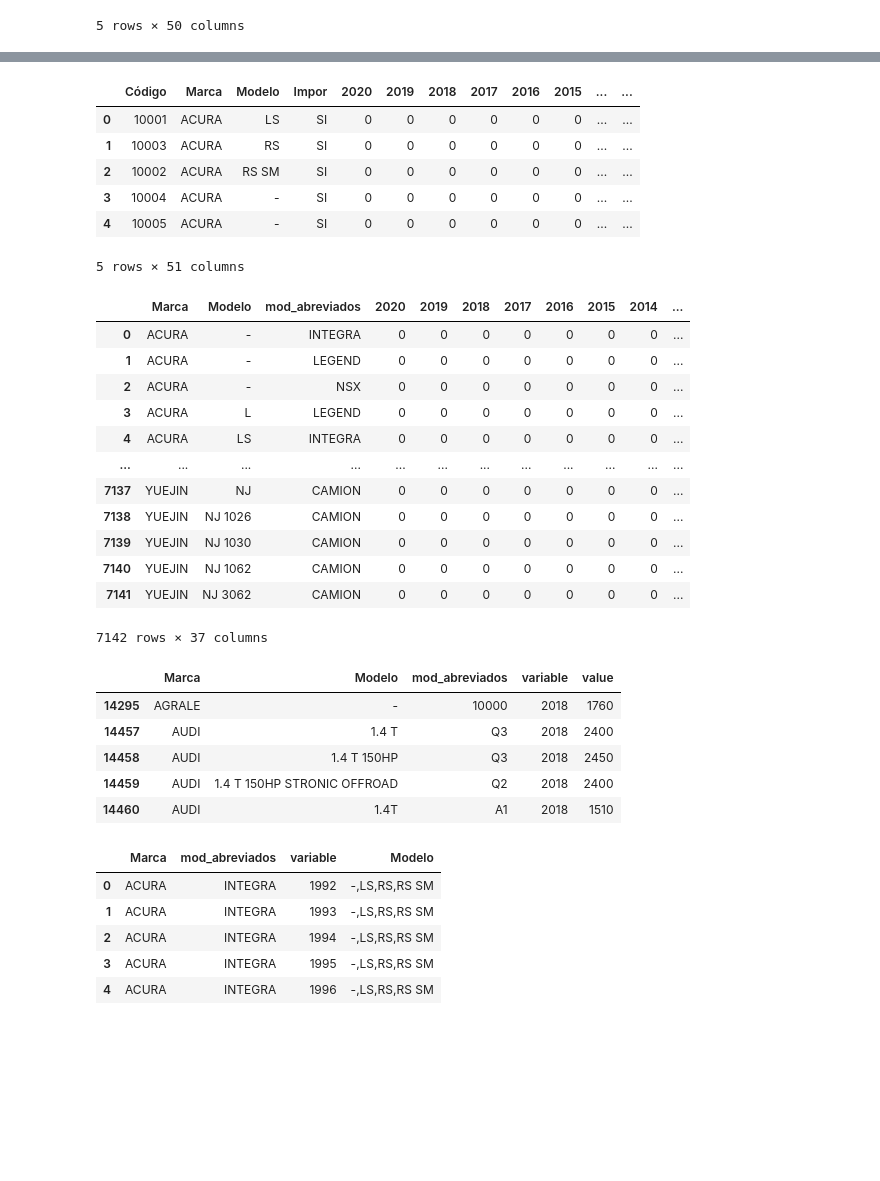
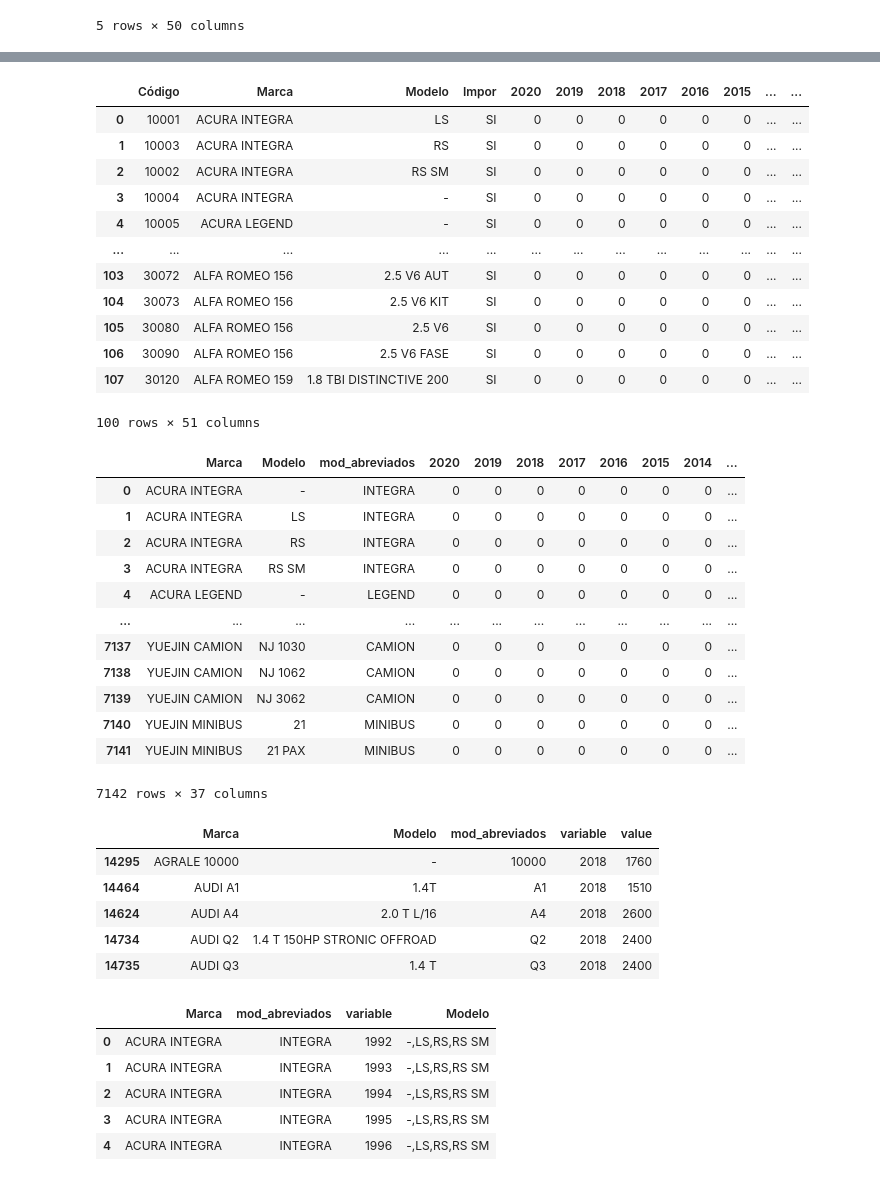
Before and after one commit to jepeloa/segurosporhoy_data, a Jupyter notebook: seguroshoy.ipynb, the cells around one changed output, grey strips where cells are left out. Cells and saved outputs as stored; diff of their text form; code cells hidden in the pictures; blank space fills up the shorter version.

Commit message:
Add files via upload
Agrupado de marcas y modelo para reducir la cantidad de filas parent

```diff
--- a/seguroshoy.ipynb
+++ b/seguroshoy.ipynb
@@ -38,30 +47,38 @@ data['Modelo']=data['Modelo'].apply(models_specification)
+# %%
+data['Marca']=data['Marca'] + " " + data['mod_abreviados']
 # %%
 data_agrupada=data.groupby(['Marca','Modelo','mod_abreviados']).sum().reset_index() #here group the data to obtain the sum of the values of the year with the objetive of filter bellow
 data_agrupada=data_agrupada.drop('Código', 1)
-data.head()
+data.head(100)
 # %% [output]
 |  | Código | Marca | Modelo | Impor | 2020 | 2019 | 2018 | 2017 | 2016 | 2015 | ... | ... |
-| 0 | 10001 | ACURA | LS | SI | 0 | 0 | 0 | 0 | 0 | 0 | ... | ... |
-| 1 | 10003 | ACURA | RS | SI | 0 | 0 | 0 | 0 | 0 | 0 | ... | ... |
-| 2 | 10002 | ACURA | RS SM | SI | 0 | 0 | 0 | 0 | 0 | 0 | ... | ... |
-| 3 | 10004 | ACURA | - | SI | 0 | 0 | 0 | 0 | 0 | 0 | ... | ... |
-| 4 | 10005 | ACURA | - | SI | 0 | 0 | 0 | 0 | 0 | 0 | ... | ... |
+| 0 | 10001 | ACURA INTEGRA | LS | SI | 0 | 0 | 0 | 0 | 0 | 0 | ... | ... |
+| 1 | 10003 | ACURA INTEGRA | RS | SI | 0 | 0 | 0 | 0 | 0 | 0 | ... | ... |
+| 2 | 10002 | ACURA INTEGRA | RS SM | SI | 0 | 0 | 0 | 0 | 0 | 0 | ... | ... |
+| 3 | 10004 | ACURA INTEGRA | - | SI | 0 | 0 | 0 | 0 | 0 | 0 | ... | ... |
+| 4 | 10005 | ACURA LEGEND | - | SI | 0 | 0 | 0 | 0 | 0 | 0 | ... | ... |
+| ... | ... | ... | ... | ... | ... | ... | ... | ... | ... | ... | ... | ... |
+| 103 | 30072 | ALFA ROMEO 156 | 2.5 V6 AUT | SI | 0 | 0 | 0 | 0 | 0 | 0 | ... | ... |
+| 104 | 30073 | ALFA ROMEO 156 | 2.5 V6 KIT | SI | 0 | 0 | 0 | 0 | 0 | 0 | ... | ... |
+| 105 | 30080 | ALFA ROMEO 156 | 2.5 V6 | SI | 0 | 0 | 0 | 0 | 0 | 0 | ... | ... |
+| 106 | 30090 | ALFA ROMEO 156 | 2.5 V6 FASE | SI | 0 | 0 | 0 | 0 | 0 | 0 | ... | ... |
+| 107 | 30120 | ALFA ROMEO 159 | 1.8 TBI DISTINCTIVE 200 | SI | 0 | 0 | 0 | 0 | 0 | 0 | ... | ... |
-5 rows × 51 columns
+100 rows × 51 columns
 # %%
 data_agrupada.head(10000) #head the data
 # %% [output]
 |  | Marca | Modelo | mod_abreviados | 2020 | 2019 | 2018 | 2017 | 2016 | 2015 | 2014 | ... |
-| 0 | ACURA | - | INTEGRA | 0 | 0 | 0 | 0 | 0 | 0 | 0 | ... |
-| 1 | ACURA | - | LEGEND | 0 | 0 | 0 | 0 | 0 | 0 | 0 | ... |
-| 2 | ACURA | - | NSX | 0 | 0 | 0 | 0 | 0 | 0 | 0 | ... |
-| 3 | ACURA | L | LEGEND | 0 | 0 | 0 | 0 | 0 | 0 | 0 | ... |
-| 4 | ACURA | LS | INTEGRA | 0 | 0 | 0 | 0 | 0 | 0 | 0 | ... |
+| 0 | ACURA INTEGRA | - | INTEGRA | 0 | 0 | 0 | 0 | 0 | 0 | 0 | ... |
+| 1 | ACURA INTEGRA | LS | INTEGRA | 0 | 0 | 0 | 0 | 0 | 0 | 0 | ... |
+| 2 | ACURA INTEGRA | RS | INTEGRA | 0 | 0 | 0 | 0 | 0 | 0 | 0 | ... |
+| 3 | ACURA INTEGRA | RS SM | INTEGRA | 0 | 0 | 0 | 0 | 0 | 0 | 0 | ... |
+| 4 | ACURA LEGEND | - | LEGEND | 0 | 0 | 0 | 0 | 0 | 0 | 0 | ... |
 | ... | ... | ... | ... | ... | ... | ... | ... | ... | ... | ... | ... |
-| 7137 | YUEJIN | NJ | CAMION | 0 | 0 | 0 | 0 | 0 | 0 | 0 | ... |
-| 7138 | YUEJIN | NJ 1026 | CAMION | 0 | 0 | 0 | 0 | 0 | 0 | 0 | ... |
-| 7139 | YUEJIN | NJ 1030 | CAMION | 0 | 0 | 0 | 0 | 0 | 0 | 0 | ... |
-| 7140 | YUEJIN | NJ 1062 | CAMION | 0 | 0 | 0 | 0 | 0 | 0 | 0 | ... |
-| 7141 | YUEJIN | NJ 3062 | CAMION | 0 | 0 | 0 | 0 | 0 | 0 | 0 | ... |
+| 7137 | YUEJIN CAMION | NJ 1030 | CAMION | 0 | 0 | 0 | 0 | 0 | 0 | 0 | ... |
+| 7138 | YUEJIN CAMION | NJ 1062 | CAMION | 0 | 0 | 0 | 0 | 0 | 0 | 0 | ... |
+| 7139 | YUEJIN CAMION | NJ 3062 | CAMION | 0 | 0 | 0 | 0 | 0 | 0 | 0 | ... |
+| 7140 | YUEJIN MINIBUS | 21 | MINIBUS | 0 | 0 | 0 | 0 | 0 | 0 | 0 | ... |
+| 7141 | YUEJIN MINIBUS | 21 PAX | MINIBUS | 0 | 0 | 0 | 0 | 0 | 0 | 0 | ... |
 7142 rows × 37 columns
 # %%
 tabla=data_agrupada.melt(id_vars=["Marca", "Modelo","mod_abreviados"],
@@ -73,21 +90,21 @@ validos=tabla[tabla['value']>0]  #filter the data that are not zero
 validos.head()
 # %% [output]
 |  | Marca | Modelo | mod_abreviados | variable | value |
-| 14295 | AGRALE | - | 10000 | 2018 | 1760 |
-| 14457 | AUDI | 1.4 T | Q3 | 2018 | 2400 |
-| 14458 | AUDI | 1.4 T 150HP | Q3 | 2018 | 2450 |
-| 14459 | AUDI | 1.4 T 150HP STRONIC OFFROAD | Q2 | 2018 | 2400 |
-| 14460 | AUDI | 1.4T | A1 | 2018 | 1510 |
+| 14295 | AGRALE 10000 | - | 10000 | 2018 | 1760 |
+| 14464 | AUDI A1 | 1.4T | A1 | 2018 | 1510 |
+| 14624 | AUDI A4 | 2.0 T L/16 | A4 | 2018 | 2600 |
+| 14734 | AUDI Q2 | 1.4 T 150HP STRONIC OFFROAD | Q2 | 2018 | 2400 |
+| 14735 | AUDI Q3 | 1.4 T | Q3 | 2018 | 2400 |
 # %%
 validos_agrupados=validos.groupby(['Marca','mod_abreviados','variable']).Modelo.apply(lambda x: ','.join(map(str, x))).reset_index()
 validos_agrupados.head() #group the models, separate the data by,','
 # %% [output]
 |  | Marca | mod_abreviados | variable | Modelo |
-| 0 | ACURA | INTEGRA | 1992 | -,LS,RS,RS SM |
-| 1 | ACURA | INTEGRA | 1993 | -,LS,RS,RS SM |
-| 2 | ACURA | INTEGRA | 1994 | -,LS,RS,RS SM |
-| 3 | ACURA | INTEGRA | 1995 | -,LS,RS,RS SM |
-| 4 | ACURA | INTEGRA | 1996 | -,LS,RS,RS SM |
+| 0 | ACURA INTEGRA | INTEGRA | 1992 | -,LS,RS,RS SM |
+| 1 | ACURA INTEGRA | INTEGRA | 1993 | -,LS,RS,RS SM |
+| 2 | ACURA INTEGRA | INTEGRA | 1994 | -,LS,RS,RS SM |
+| 3 | ACURA INTEGRA | INTEGRA | 1995 | -,LS,RS,RS SM |
+| 4 | ACURA INTEGRA | INTEGRA | 1996 | -,LS,RS,RS SM |
 # %%
 validos_agrupados=validos_agrupados.groupby(['Marca','Modelo','mod_abreviados']).variable.apply(lambda x: ','.join(map(str, x))).reset_index()
 validos_agrupados.head() #group the years, separate the data by ','
```
Also changed, not shown: parts of 14 cells of this notebook, 1 other file.
